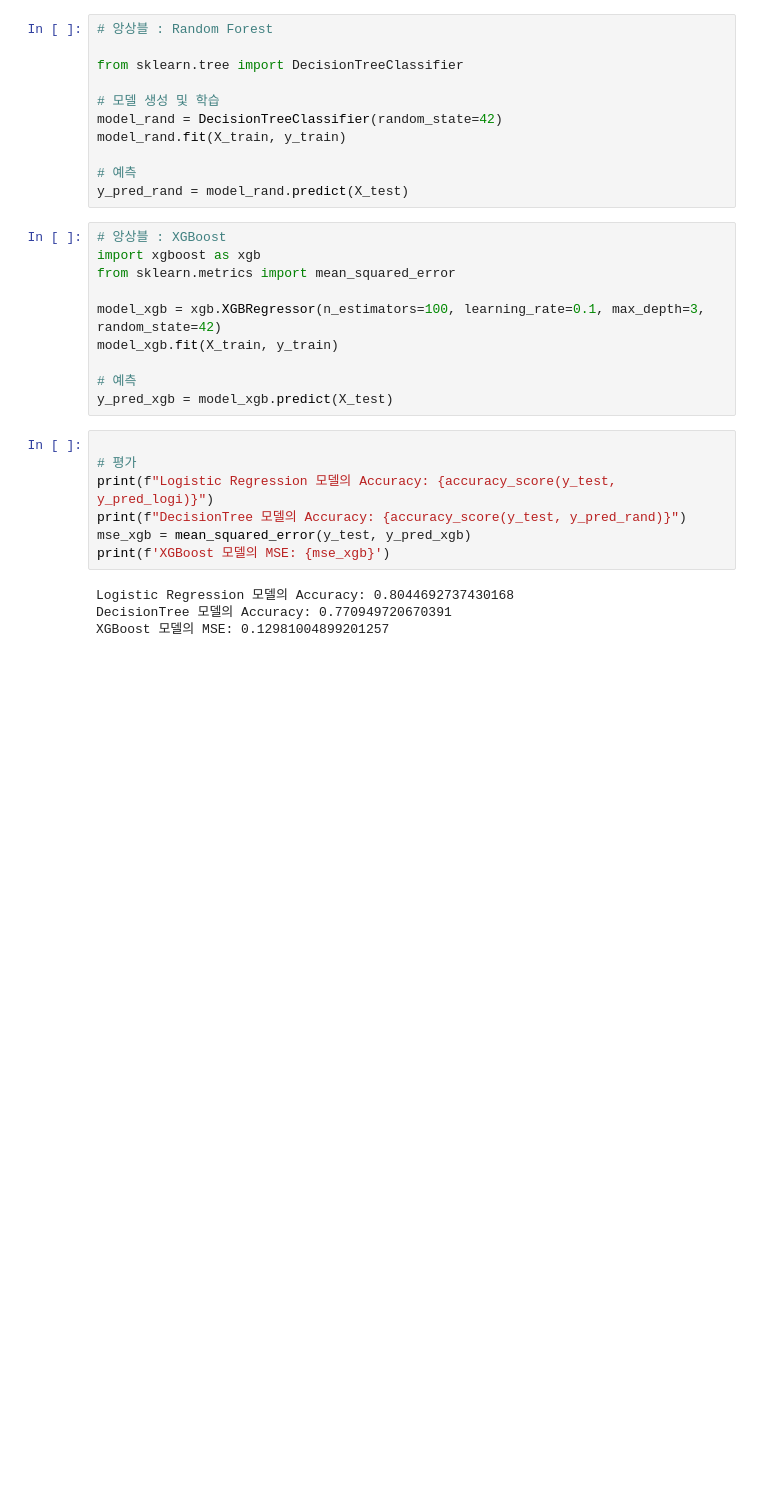
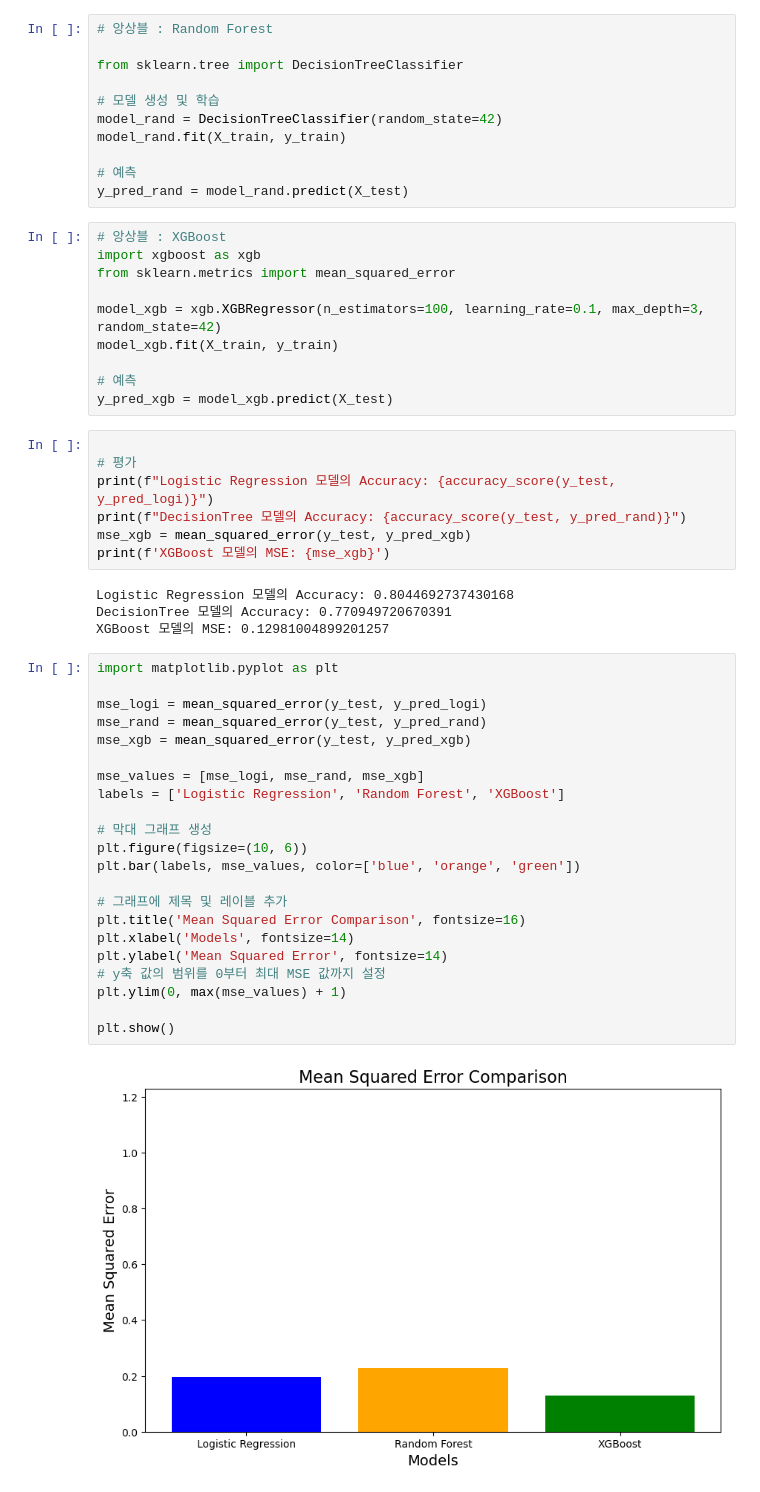
Before and after one commit to KooSuYeon/ai_8th_pickers, a Jupyter notebook: titanic_team.ipynb, the cells around one changed output. Drawn from its saved outputs; the diff is of its cells as text; blank space fills up the shorter version.

```diff
--- a/titanic_team.ipynb
+++ b/titanic_team.ipynb
@@ -182,3 +182,27 @@ print(f'XGBoost 모델의 MSE: {mse_xgb}')
 Logistic Regression 모델의 Accuracy: 0.8044692737430168
 DecisionTree 모델의 Accuracy: 0.770949720670391
 XGBoost 모델의 MSE: 0.12981004899201257
+# %%
+import matplotlib.pyplot as plt
+
+mse_logi = mean_squared_error(y_test, y_pred_logi)
+mse_rand = mean_squared_error(y_test, y_pred_rand)
+mse_xgb = mean_squared_error(y_test, y_pred_xgb)
+
+mse_values = [mse_logi, mse_rand, mse_xgb]
+labels = ['Logistic Regression', 'Random Forest', 'XGBoost']
+
+# 막대 그래프 생성
+plt.figure(figsize=(10, 6))
+plt.bar(labels, mse_values, color=['blue', 'orange', 'green'])
+
+# 그래프에 제목 및 레이블 추가
+plt.title('Mean Squared Error Comparison', fontsize=16)
+plt.xlabel('Models', fontsize=14)
+plt.ylabel('Mean Squared Error', fontsize=14)
+# y축 값의 범위를 0부터 최대 MSE 값까지 설정
+plt.ylim(0, max(mse_values) + 1)
+
+plt.show()
+# %% [output]
+[figure, added]
```
